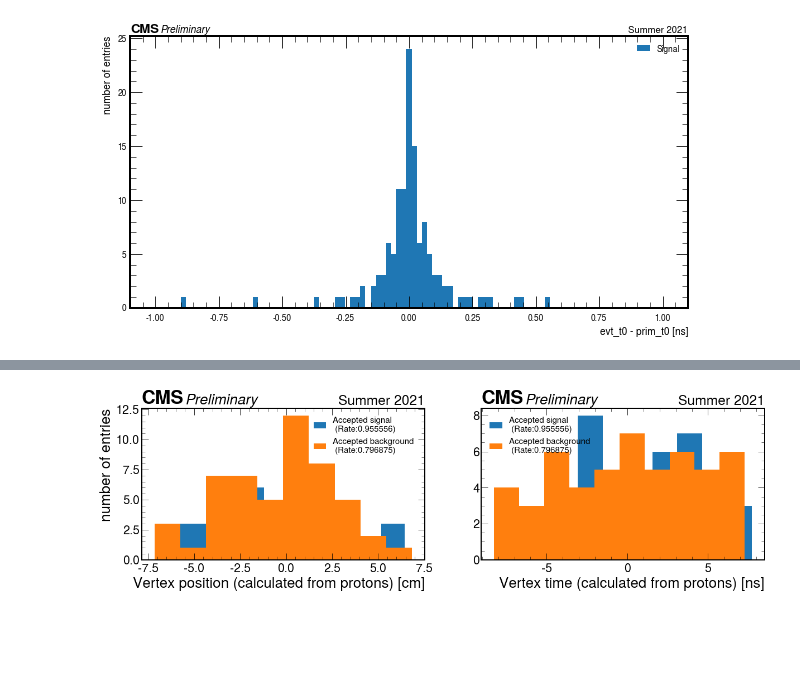
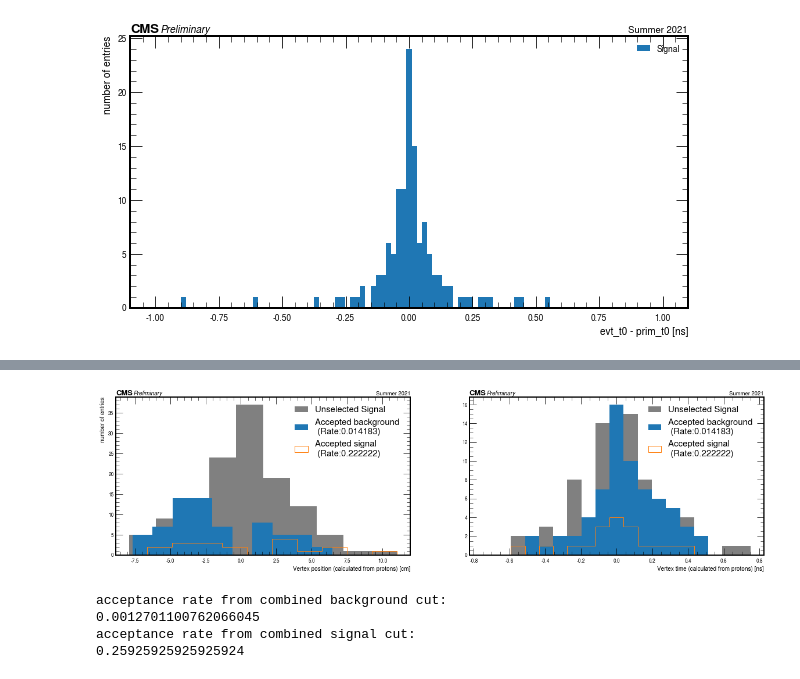
Before and after one commit to jloemker/SWAN, a Jupyter notebook: Analysis_Bg_Sig.ipynb, the cells around one changed output, grey strips where cells are left out. Saved outputs shown, nothing was run; the diff lists cells and outputs as text; code cells hidden in the pictures; blank space fills up the shorter version.

Commit message:
smear variables and combine all cuts

```diff
--- a/Analysis_Bg_Sig.ipynb
+++ b/Analysis_Bg_Sig.ipynb
@@ -473,8 +473,8 @@ b_p2_t = np.random.normal(0,0.19) + (zpps + bg['pr2_vz'].values) / c
 
 b_mu_vz = - (b_p1_t - b_p2_t)*c/2
 print(b_mu_vz)
-#mu_vz = (sig['pr1_vz'].values + zpps + sig['pr2_vz'].values - zpps)/2
-b_vz_4D = bg['pr_vtx_z']
+b_mu = (bg['mu1_vz'] + bg['mu2_vz'])/2
+b_vz_4D = bg['pr_vtx_z'].values
 
 data_bz = abs(b_mu_vz - b_vz_4D)
 
@@ -710,23 +725,23 @@ plt.savefig('W5/surviving_protons_tvz', bbox_inches='tight')
 #combined timing and spatial vertex cuts:
 b_z = []
 b_t = []
-for i in range(0,len(data_bz)):
-    if data_bz[i] < abs(2*sigma_z*b_z_mu[i]):
-        if data_bt[i] < abs(2*sigma_t*2*zpp):
-                b_z = np.append(b_z,b_z_pp[i])
+for i in range(0,len(data_bt)):
+    if data_bt[i] < abs(2*sigma_t*(2*zpps/c)):
+        if data_bz[i] < abs(2*sigma_vz*b_vz_4D[i]):
+                b_z = np.append(b_z,b_mu_vz[i])
                 b_t = np.append(b_t,b_tpp[i])
-acc_bg = len(b_z)/len(data_bz)
+acc_bg = len(b_t)/len(data_bt)
 print('acceptance rate from background cut:')
 print(acc_bg)
 
 s_z = []
 s_t = []
-for i in range(0,len(z_mu)):
-    if data_sz[i] < abs(2*sigma_z*z_mu[i]):
-        if data_st[i] < abs(2*sigma_t*2*zpp):
-                s_z = np.append(s_z, z_pp[i])
+for i in range(0,len(data_st)):
+    if data_st[i] < abs(2*sigma_t*(2*zpps/c)):
+        if data_sz[i] < abs(2*sigma_vz*s_vz_4D[i]):
+                s_z = np.append(s_z, s_mu_vz[i])
                 s_t = np.append(s_t, s_tpp[i])
-acc_sig =len(s_z)/len(z_mu)
+acc_sig =len(s_t)/len(data_st)
 print('acceptance rate from signal cut:')
 print(acc_sig)
 # %% [output]
@@ -741,19 +752,62 @@ acceptance rate from signal cut:
 # %%
 f, ax = plt.subplots(1,2,figsize=(20,5),sharey=False)
 #bins = np.linspace(-4,4,10)
-ax[0].hist(s_z, label='Accepted signal \n (Rate:%6.6f)'%acc_sig)
+ax[0].hist(s_mu_vz, color= 'grey', label = 'Unselected Signal')
 ax[0].hist(b_z, label='Accepted background \n (Rate:%6.6f)'%acc_bg)
+ax[0].hist(s_z, histtype='step',label='Accepted signal \n (Rate:%6.6f)'%acc_sig)
 ax[0].set(xlabel=r'Vertex position (calculated from protons) [cm]', ylabel='number of entries')
-bins = np.linspace(0,600,32)
+bins = np.linspace(-0.75,0.75,20)
 
 #ax[1].hist(bg_anal['mpp'],histtype='step',label='Background protons')
-ax[1].hist(s_t,label='Accepted signal \n (Rate:%6.6f)'%acc_sig)
-ax[1].hist(b_t, label='Accepted background \n (Rate:%6.6f)'%acc_bg)
+
+ax[1].hist(s_tpp,bins, color= 'grey', label = 'Unselected Signal')
+ax[1].hist(b_t,bins, label='Accepted background \n (Rate:%6.6f)'%acc_bg)
+ax[1].hist(s_t,bins,histtype='step',label='Accepted signal \n (Rate:%6.6f)'%acc_sig)
 ax[1].set(xlabel=r'Vertex time (calculated from protons) [ns]')
 
 for i in range(2):
     hep.cms.label(llabel="Preliminary", rlabel="Summer 2021", ax=ax[i])
     ax[i].legend(fontsize=15)
-plt.savefig('W5/surviving_protons', bbox_inches='tight')
+plt.savefig('Week6/surviving_protons_tvz', bbox_inches='tight')
 # %% [output]
-[figure, old version]
+[figure, new version]
+# %%
+#Both kinematic and the timing:
+data_mb = abs(bg['mpp']-bg['mll'])
+data_yb = abs(bg['ypp']-bg['yll'])
+
+b_m = []
+b_y = []
+b_t = []
+for i in range(0,len(data_bt)):
+    if data_bt[i] < abs(2*sigma_t*(2*zpps/c)):
+        if data_yb[i] < abs(2*sigma_y*bg['yll'][i]):
+            if data_mb[i] < abs(2*sigma_m*bg['mll'][i]):
+                b_t = np.append(b_t,b_tpp[i])
+                b_m = np.append(b_m,bg['mpp'][i])
+                b_y = np.append(b_y, bg['ypp'][i])
+acc_bg = len(b_t)/len(data_bt)
+print('acceptance rate from combined background cut:')
+print(acc_bg)
+s_t = []
+s_m = []
+s_y = []
+
+data_ms = abs(sig['mpp'] - sig['mll'])
+data_ys = abs(sig['ypp'] - sig['yll'])
+
+for i in range(0,len(data_st)):
+    if data_st[i] < abs(2*sigma_t*(2*zpps/c)):
+        if data_ys[i] < abs(2*sigma_y*sig['yll'][i]):
+            if data_ms[i] < abs(2*sigma_m*sig['mll'][i]):
+                    s_t = np.append(s_t, s_tpp[i])
+                    s_m = np.append(s_m, sig['mpp'][i])
+                    s_y = np.append(s_y, sig['ypp'][i])
+acc_sig =len(s_t)/len(data_st)
+print('acceptance rate from combined signal cut:')
+print(acc_sig)
+# %% [output]
+acceptance rate from combined background cut:
+0.0012701100762066045
+acceptance rate from combined signal cut:
+0.25925925925925924
```
Also changed, not shown: parts of 29 cells of this notebook, 1 other file.
